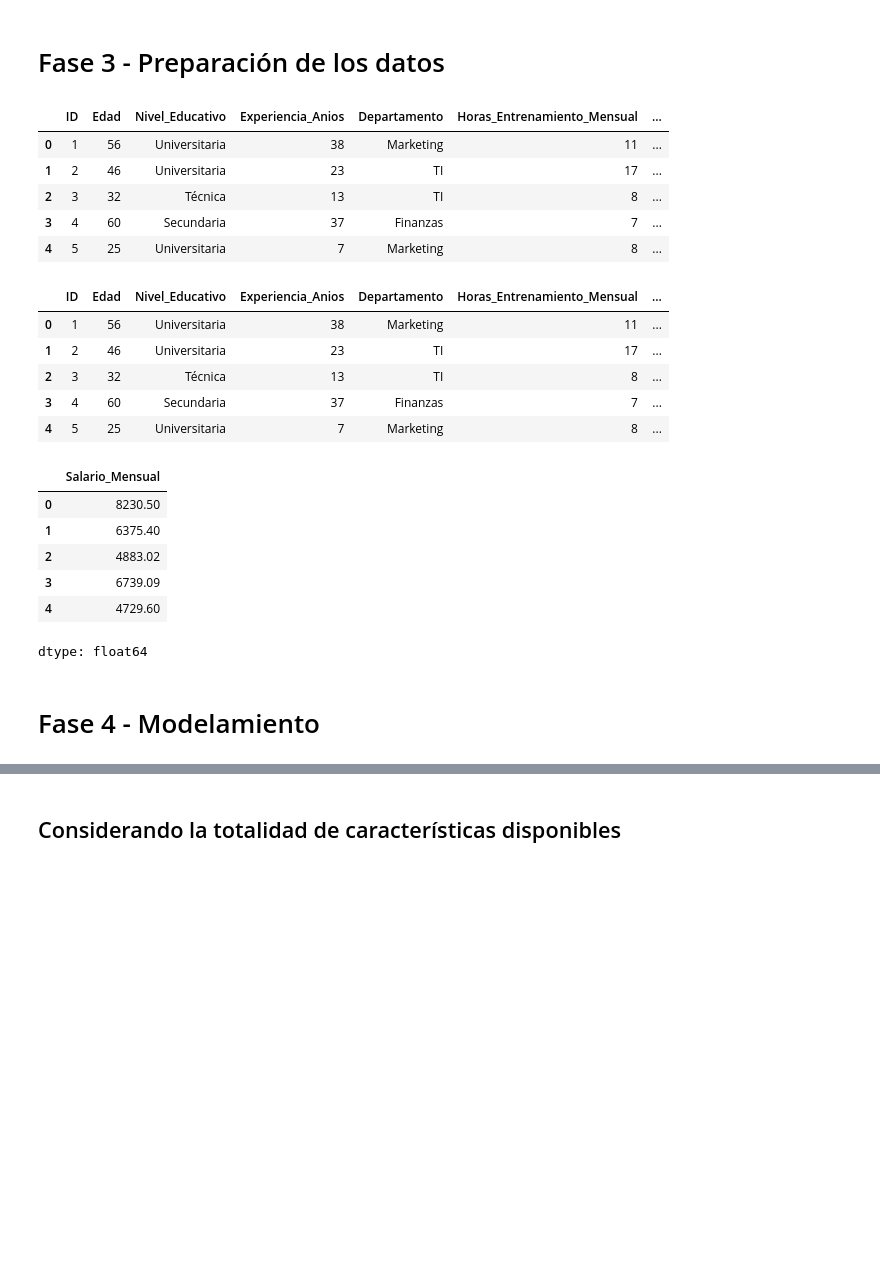
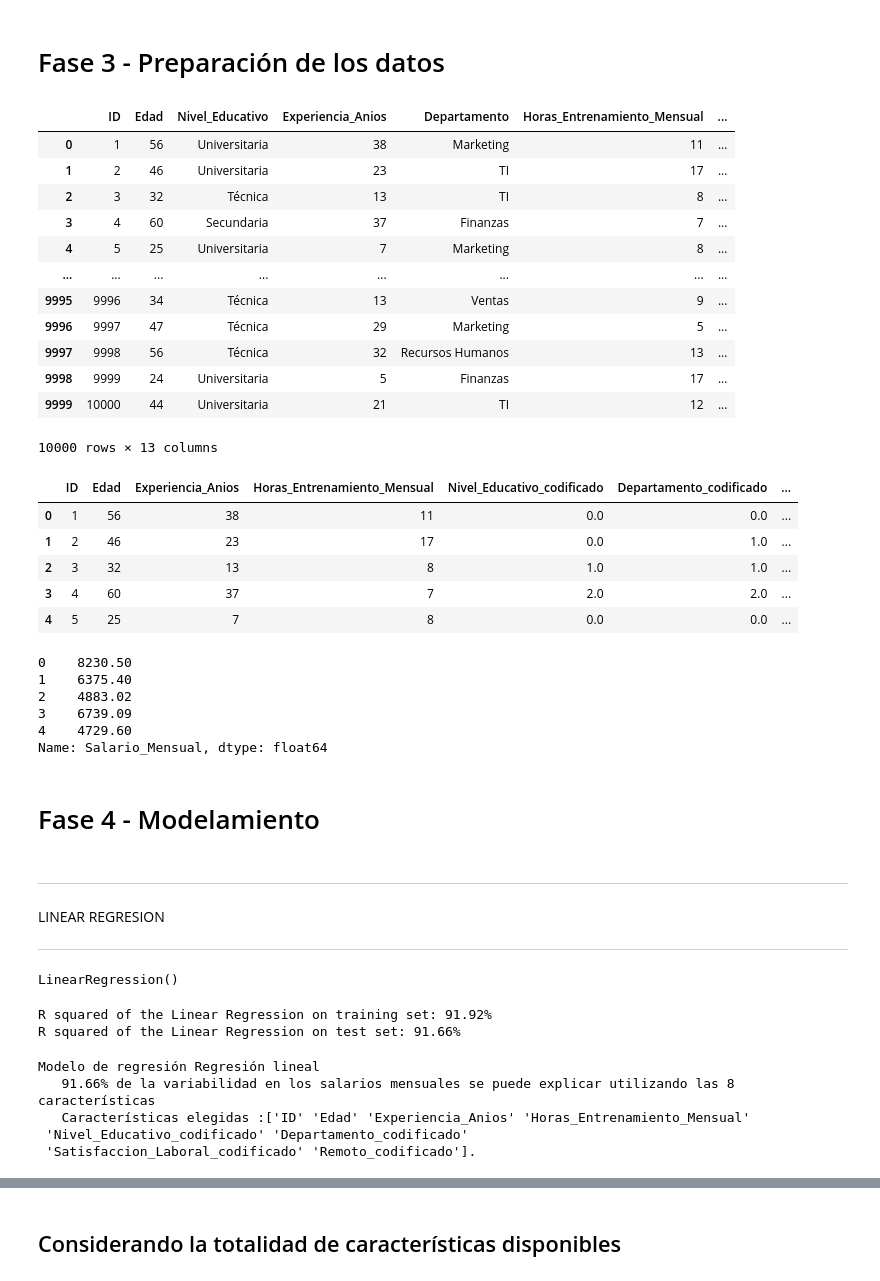
Before and after one commit to kotonitro/Inteligencia_Artificial_UBB, a Jupyter notebook: Certamen_2/620454_Base_E2_Regresion.ipynb, the cells around one changed output, grey strips where cells are left out. Cells and saved outputs as stored; diff of their text form; code cells hidden in the pictures; blank space fills up the shorter version.

```diff
--- a/Certamen_2/620454_Base_E2_Regresion.ipynb
+++ b/Certamen_2/620454_Base_E2_Regresion.ipynb
@@ -232,44 +224,48 @@ plt.show()
 # %% [markdown]
 # Fase 3 - Preparación de los datos
 # %%
+#Obtiene las columnas a codificar
+categoricalfeatures = data.describe(include = np.object_).columns
+#Usa OrdinalEncoder
+for feature in categorical_features:
+  encoder = OrdinalEncoder(categories=[data[feature].unique()])
+  data[f'{feature}_codificado'] = encoder.fit_transform(data[[feature]])
 
-# Obtiene las columnas a codificar
-categorical_features = data.describe(include = np.object_).columns
-# Usamos LabelEncoder
-le = LabelEncoder()
-for feature in categorical_features:
-  data[f'{feature}_codificado'] = le.fit_transform(data[feature])
-data.head()
+data
 # %% [output]
 |  | ID | Edad | Nivel_Educativo | Experiencia_Anios | Departamento | Horas_Entrenamiento_Mensual | ... |
 | 0 | 1 | 56 | Universitaria | 38 | Marketing | 11 | ... |
 | 1 | 2 | 46 | Universitaria | 23 | TI | 17 | ... |
 | 2 | 3 | 32 | Técnica | 13 | TI | 8 | ... |
 | 3 | 4 | 60 | Secundaria | 37 | Finanzas | 7 | ... |
 | 4 | 5 | 25 | Universitaria | 7 | Marketing | 8 | ... |
+| ... | ... | ... | ... | ... | ... | ... | ... |
+| 9995 | 9996 | 34 | Técnica | 13 | Ventas | 9 | ... |
+| 9996 | 9997 | 47 | Técnica | 29 | Marketing | 5 | ... |
+| 9997 | 9998 | 56 | Técnica | 32 | Recursos Humanos | 13 | ... |
+| 9998 | 9999 | 24 | Universitaria | 5 | Finanzas | 17 | ... |
+| 9999 | 10000 | 44 | Universitaria | 21 | TI | 12 | ... |
+10000 rows × 13 columns
 # %%
-
-
-# Separa variables independientes de la dependiente
-X = data.drop(["Salario_Mensual"], axis=1)
+data_final1 = data.drop(categoricalfeatures, axis=1)
+X = data_final1.drop(["Salario_Mensual"], axis=1)
 X.head()
 # %% [output]
-|  | ID | Edad | Nivel_Educativo | Experiencia_Anios | Departamento | Horas_Entrenamiento_Mensual | ... |
-| 0 | 1 | 56 | Universitaria | 38 | Marketing | 11 | ... |
-| 1 | 2 | 46 | Universitaria | 23 | TI | 17 | ... |
-| 2 | 3 | 32 | Técnica | 13 | TI | 8 | ... |
-| 3 | 4 | 60 | Secundaria | 37 | Finanzas | 7 | ... |
-| 4 | 5 | 25 | Universitaria | 7 | Marketing | 8 | ... |
+|  | ID | Edad | Experiencia_Anios | Horas_Entrenamiento_Mensual | Nivel_Educativo_codificado | Departamento_codificado | ... |
+| 0 | 1 | 56 | 38 | 11 | 0.0 | 0.0 | ... |
+| 1 | 2 | 46 | 23 | 17 | 0.0 | 1.0 | ... |
+| 2 | 3 | 32 | 13 | 8 | 1.0 | 1.0 | ... |
+| 3 | 4 | 60 | 37 | 7 | 2.0 | 2.0 | ... |
+| 4 | 5 | 25 | 7 | 8 | 0.0 | 0.0 | ... |
 # %%
 y = data["Salario_Mensual"]
 y.head()
 # %% [output]
-|  | Salario_Mensual |
-| 0 | 8230.50 |
-| 1 | 6375.40 |
-| 2 | 4883.02 |
-| 3 | 6739.09 |
-| 4 | 4729.60 |
-dtype: float64
+0    8230.50
+1    6375.40
+2    4883.02
+3    6739.09
+4    4729.60
+Name: Salario_Mensual, dtype: float64
 # %%
 # Separación en data de entrenamiento y test
@@ -277,2 +273,7 @@ X_train, X_test, y_train, y_test = train_test_split(X, y, test_size=0.33, random
 # %% [markdown]
 # Fase 4 - Modelamiento
+# %% [markdown]
+---
+LINEAR REGRESION
+
+---
@@ -278,0 +285,23 @@ X_train, X_test, y_train, y_test = train_test_split(X, y, test_size=0.33, random
+# %%
+# Creación del modelo
+linreg = LinearRegression()
+# Entrenamiento del modelo
+linreg.fit(X_train, y_train)
+# %% [output]
+LinearRegression()
+# %%
+# Evaluación del modelo
+print("R squared of the Linear Regression on training set: {:.2%}".format(linreg.score(X_train, y_train)))
+print("R squared of the Linear Regression on test set: {:.2%}".format(linreg.score(X_test, y_test)))
+# %% [output]
+R squared of the Linear Regression on training set: 91.92%
+R squared of the Linear Regression on test set: 91.66%
+# %%
+# Interpretación en el negocio
+print(interpretacion("Regresión lineal", X_train.columns, linreg.score(X_test, y_test)))
+# %% [output]
+Modelo de regresión Regresión lineal
+   91.66% de la variabilidad en los salarios mensuales se puede explicar utilizando las 8 características
+   Características elegidas :['ID' 'Edad' 'Experiencia_Anios' 'Horas_Entrenamiento_Mensual'
+ 'Nivel_Educativo_codificado' 'Departamento_codificado'
+ 'Satisfaccion_Laboral_codificado' 'Remoto_codificado'].
```
Also changed, not shown: parts of 22 cells of this notebook.
